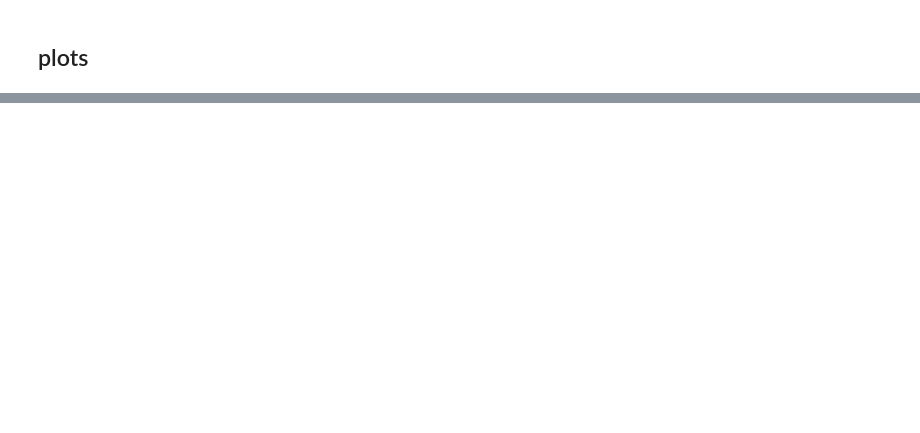
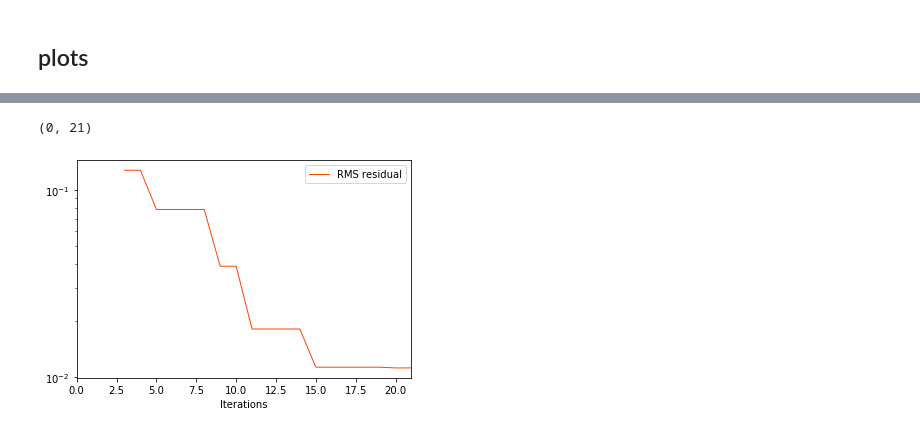
Before and after one commit to cvxgrp/osmm, a Jupyter notebook: examples/run_example.ipynb, the cells around one changed output, grey strips where cells are left out. Saved outputs shown, nothing was run; the diff lists cells and outputs as text; code cells hidden in the pictures; blank space fills up the shorter version.

```diff
--- a/examples/run_example.ipynb
+++ b/examples/run_example.ipynb
@@ -142,0 +117,12 @@ if ylim is not None:
+# %%
+f,ax = plt.subplots()
+ax.plot(rounds[start_idx::], rms_res[start_idx::],
+            linewidth=1, color="orangered", linestyle="solid", label="RMS residual")
+ax.legend(loc="upper right")
+ax.set_xlabel("Iterations")
+ax.set_yscale("log")
+plot_iter_lim = iters_taken + 1
+ax.set_xlim([0, plot_iter_lim])
+# %% [output]
+(0, 21)
+[figure, added]
```
Also changed, not shown: parts of 11 cells of this notebook, 3 other files.
